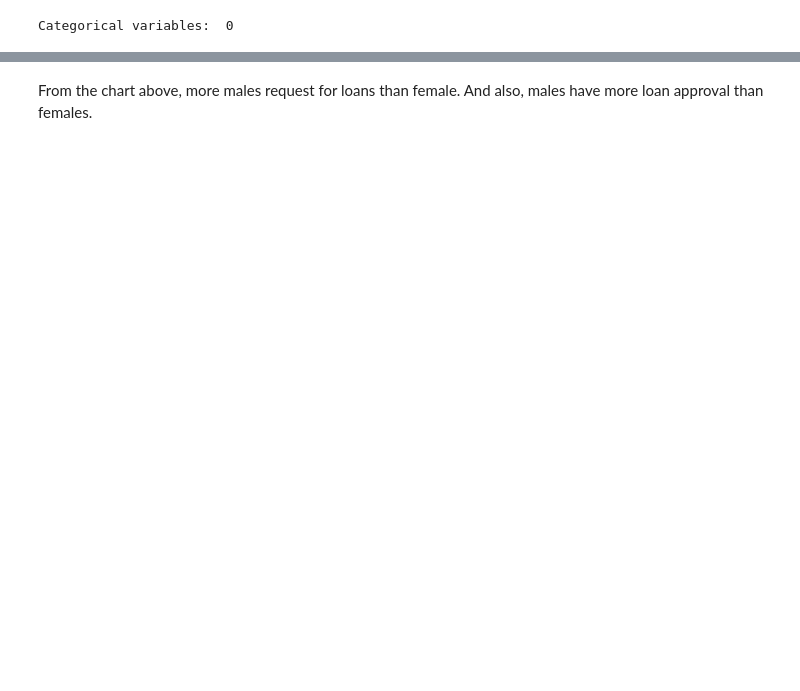
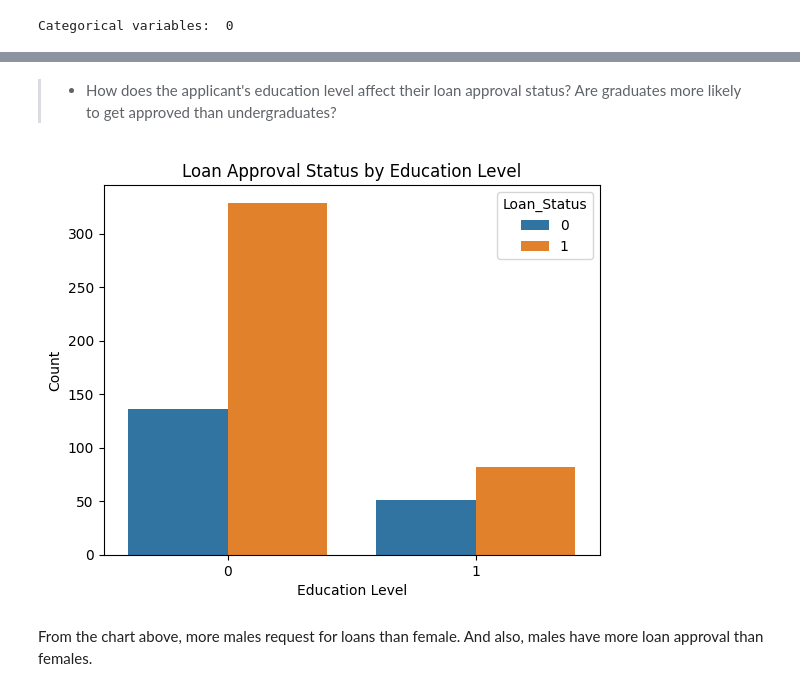
Before and after one commit to Eben-Success/Loan_Approval_Prediction, a Jupyter notebook: main.ipynb, the cells around one changed output, grey strips where cells are left out. Saved outputs shown, nothing was run; the diff lists cells and outputs as text; code cells hidden in the pictures; blank space fills up the shorter version.

```diff
--- a/main.ipynb
+++ b/main.ipynb
@@ -130,2 +169,17 @@ sns.catplot(x="Gender", y="Married", hue="Loan_Status", kind="bar", data=data);
+# %% [markdown]
+>- How does the applicant's education level affect their loan approval status? Are graduates more likely to get approved than undergraduates?
+# %%
+# Create a stacked bar chart
+sns.countplot(x='Education', hue='Loan_Status', data=data)
+
+# Add a title and axis labels
+plt.title('Loan Approval Status by Education Level')
+plt.xlabel('Education Level')
+plt.ylabel('Count')
+
+# Show the plot
+plt.show()
+# %% [output]
+[figure, added]
 # %% [markdown]
 From the chart above, more males request for loans than female. And also, males have more loan approval than females.
```
Also changed, not shown: parts of 17 cells of this notebook.
